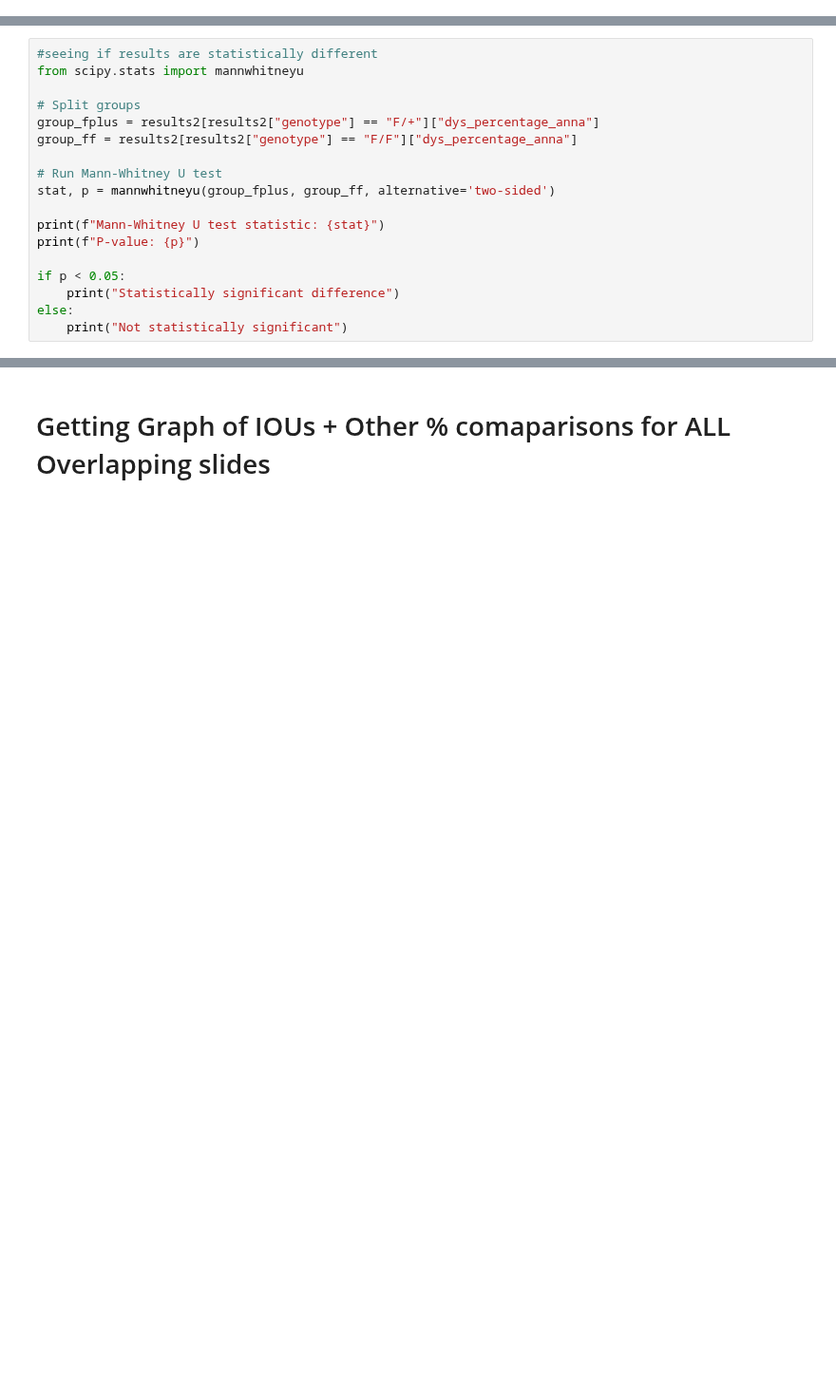
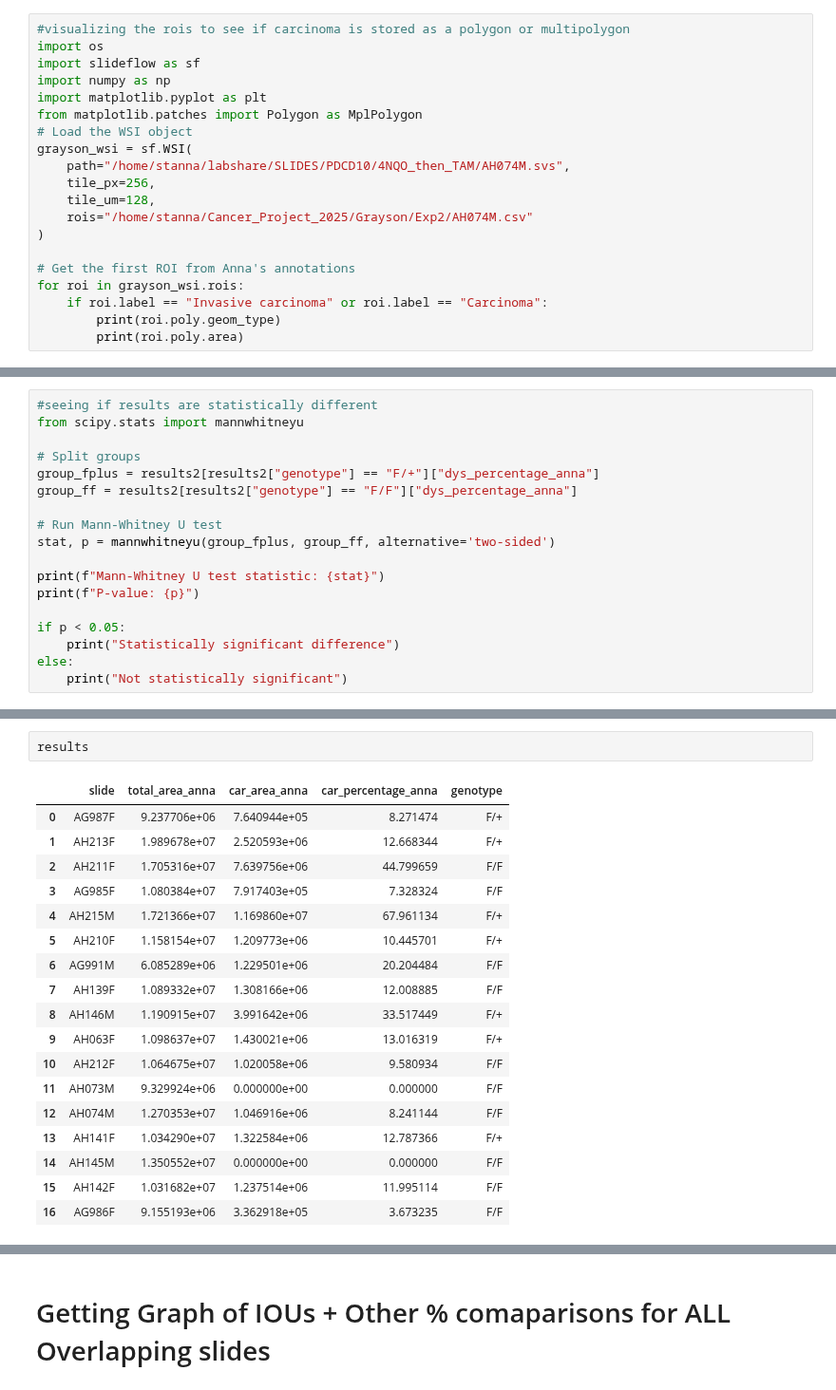
Before and after one commit to Satanna1/Cancer_Project_2025, a Jupyter notebook: Qualitative_Notebook.ipynb, the cells around one changed output, grey strips where cells are left out. Shown at 95% size. Cells and saved outputs as stored; diff of their text form; blank space fills up the shorter version.

```diff
--- a/Qualitative_Notebook.ipynb
+++ b/Qualitative_Notebook.ipynb
@@ -87,3 +107,23 @@ plt.show()
+# %%
+#visualizing the rois to see if carcinoma is stored as a polygon or multipolygon
+import os
+import slideflow as sf
+import numpy as np
+import matplotlib.pyplot as plt
+from matplotlib.patches import Polygon as MplPolygon
+# Load the WSI object
+grayson_wsi = sf.WSI(
+    path="/home/stanna/labshare/SLIDES/PDCD10/4NQO_then_TAM/AH074M.svs",
+    tile_px=256,
+    tile_um=128,
+    rois="/home/stanna/Cancer_Project_2025/Grayson/Exp2/AH074M.csv"
+)
+
+# Get the first ROI from Anna's annotations
+for roi in grayson_wsi.rois:
+    if roi.label == "Invasive carcinoma" or roi.label == "Carcinoma":
+        print(roi.poly.geom_type)
+        print(roi.poly.area)
 # %% [markdown]
 # Qualitative analysis of 24 slides
 # %%
@@ -675,0 +984,21 @@ else:
+# %%
+results
+# %% [output]
+|  | slide | total_area_anna | car_area_anna | car_percentage_anna | genotype |
+| 0 | AG987F | 9.237706e+06 | 7.640944e+05 | 8.271474 | F/+ |
+| 1 | AH213F | 1.989678e+07 | 2.520593e+06 | 12.668344 | F/+ |
+| 2 | AH211F | 1.705316e+07 | 7.639756e+06 | 44.799659 | F/F |
+| 3 | AG985F | 1.080384e+07 | 7.917403e+05 | 7.328324 | F/F |
+| 4 | AH215M | 1.721366e+07 | 1.169860e+07 | 67.961134 | F/+ |
+| 5 | AH210F | 1.158154e+07 | 1.209773e+06 | 10.445701 | F/+ |
+| 6 | AG991M | 6.085289e+06 | 1.229501e+06 | 20.204484 | F/F |
+| 7 | AH139F | 1.089332e+07 | 1.308166e+06 | 12.008885 | F/F |
+| 8 | AH146M | 1.190915e+07 | 3.991642e+06 | 33.517449 | F/+ |
+| 9 | AH063F | 1.098637e+07 | 1.430021e+06 | 13.016319 | F/+ |
+| 10 | AH212F | 1.064675e+07 | 1.020058e+06 | 9.580934 | F/F |
+| 11 | AH073M | 9.329924e+06 | 0.000000e+00 | 0.000000 | F/F |
+| 12 | AH074M | 1.270353e+07 | 1.046916e+06 | 8.241144 | F/F |
+| 13 | AH141F | 1.034290e+07 | 1.322584e+06 | 12.787366 | F/+ |
+| 14 | AH145M | 1.350552e+07 | 0.000000e+00 | 0.000000 | F/F |
+| 15 | AH142F | 1.031682e+07 | 1.237514e+06 | 11.995114 | F/F |
+| 16 | AG986F | 9.155193e+06 | 3.362918e+05 | 3.673235 | F/F |
```
Also changed, not shown: parts of 31 cells of this notebook, 5 other files.
